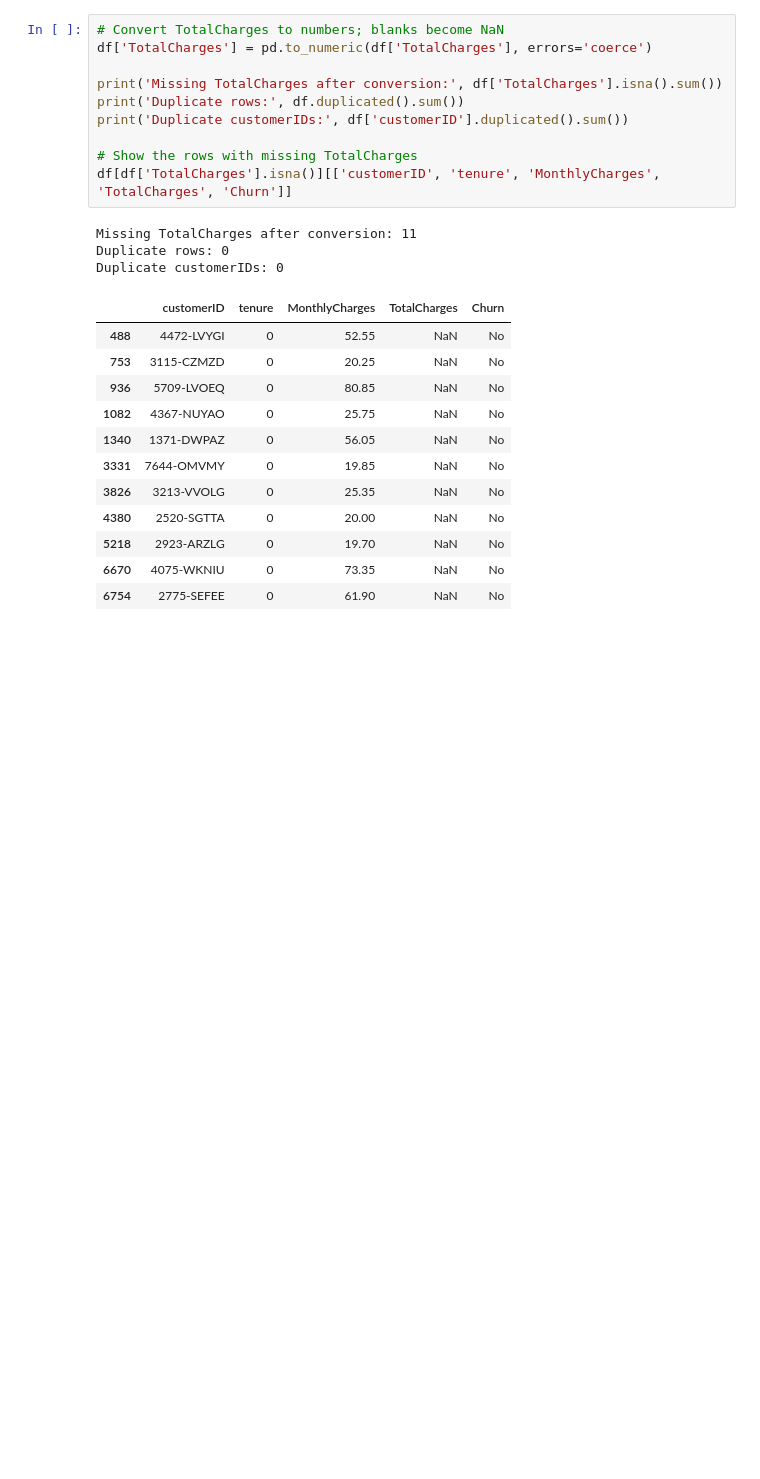
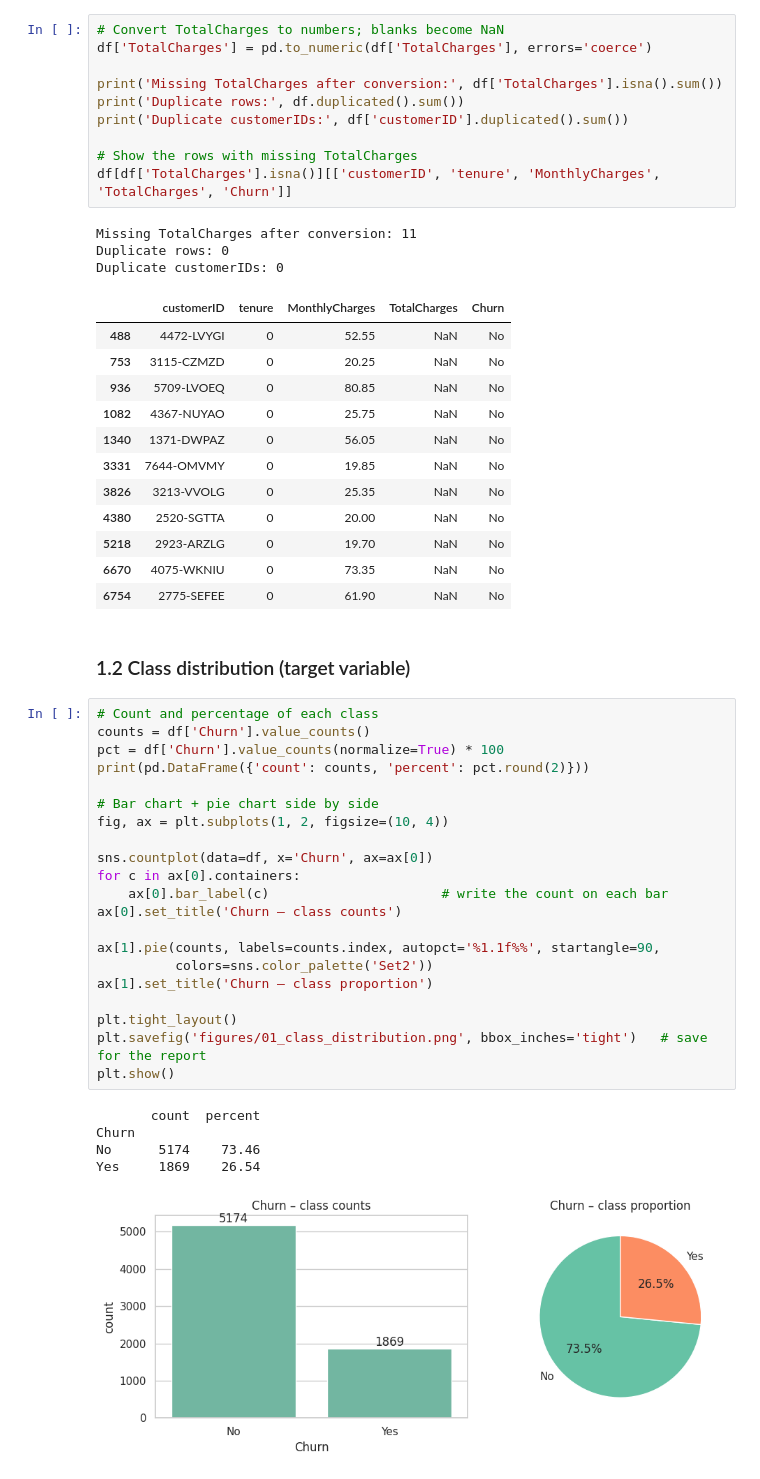
Before and after one commit to charuka200/telco-churn-ml, a Jupyter notebook: Telco_Churn_Coursework.ipynb, the cells around one changed output. Saved outputs shown, nothing was run; the diff lists cells and outputs as text; blank space fills up the shorter version.

Commit message:
class distribution

```diff
--- a/Telco_Churn_Coursework.ipynb
+++ b/Telco_Churn_Coursework.ipynb
@@ -119,3 +119,32 @@ Duplicate customerIDs: 0
 | 5218 | 2923-ARZLG | 0 | 19.70 | NaN | No |
 | 6670 | 4075-WKNIU | 0 | 73.35 | NaN | No |
 | 6754 | 2775-SEFEE | 0 | 61.90 | NaN | No |
+# %% [markdown]
+### 1.2 Class distribution (target variable)
+# %%
+# Count and percentage of each class
+counts = df['Churn'].value_counts()
+pct = df['Churn'].value_counts(normalize=True) * 100
+print(pd.DataFrame({'count': counts, 'percent': pct.round(2)}))
+
+# Bar chart + pie chart side by side
+fig, ax = plt.subplots(1, 2, figsize=(10, 4))
+
+sns.countplot(data=df, x='Churn', ax=ax[0])
+for c in ax[0].containers:
+    ax[0].bar_label(c)                      # write the count on each bar
+ax[0].set_title('Churn – class counts')
+
+ax[1].pie(counts, labels=counts.index, autopct='%1.1f%%', startangle=90,
+          colors=sns.color_palette('Set2'))
+ax[1].set_title('Churn – class proportion')
+
+plt.tight_layout()
+plt.savefig('figures/01_class_distribution.png', bbox_inches='tight')   # save for the report
+plt.show()
+# %% [output]
+       count  percent
+Churn
+No      5174    73.46
+Yes     1869    26.54
+[figure, added]
```
Also changed, not shown: parts of 1 cell of this notebook.
